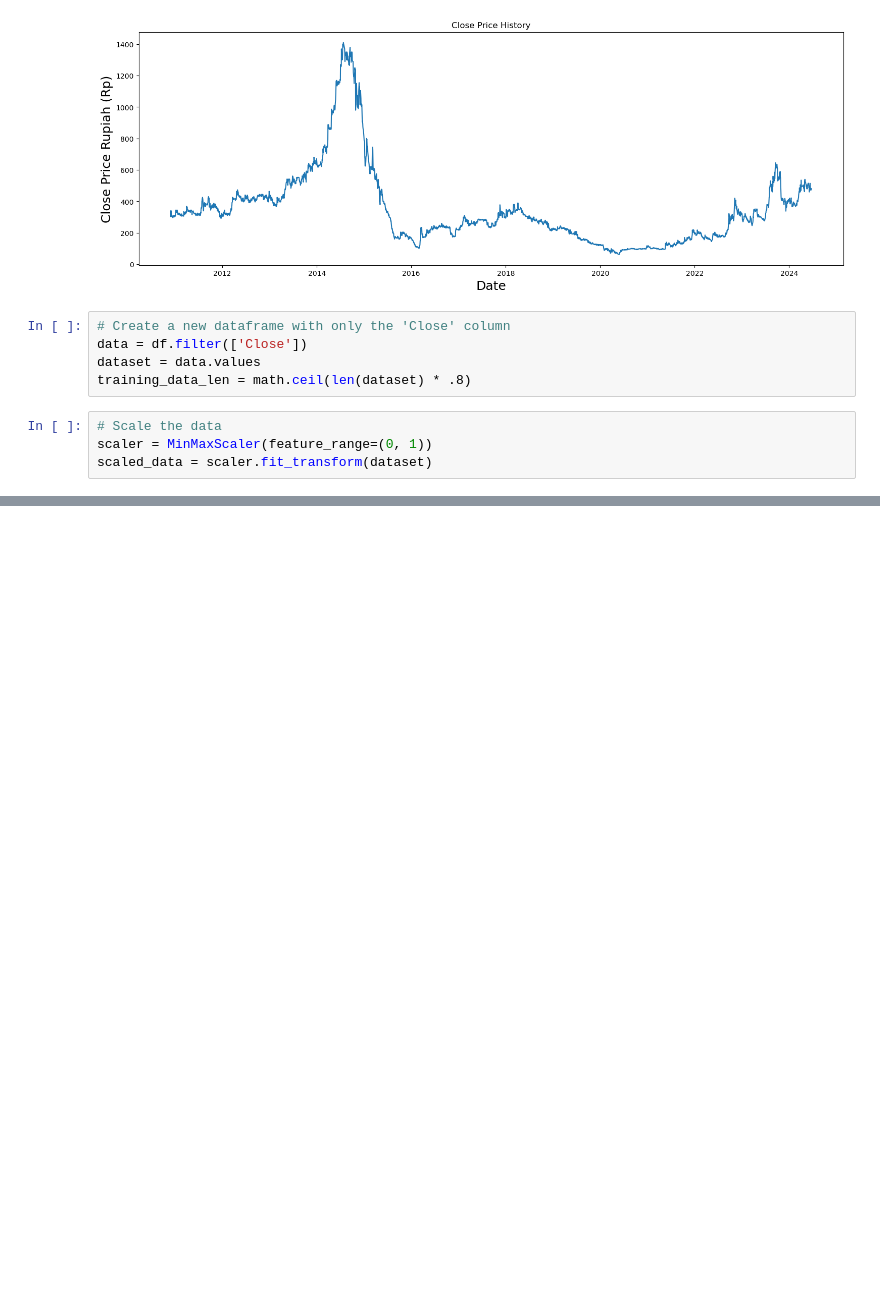
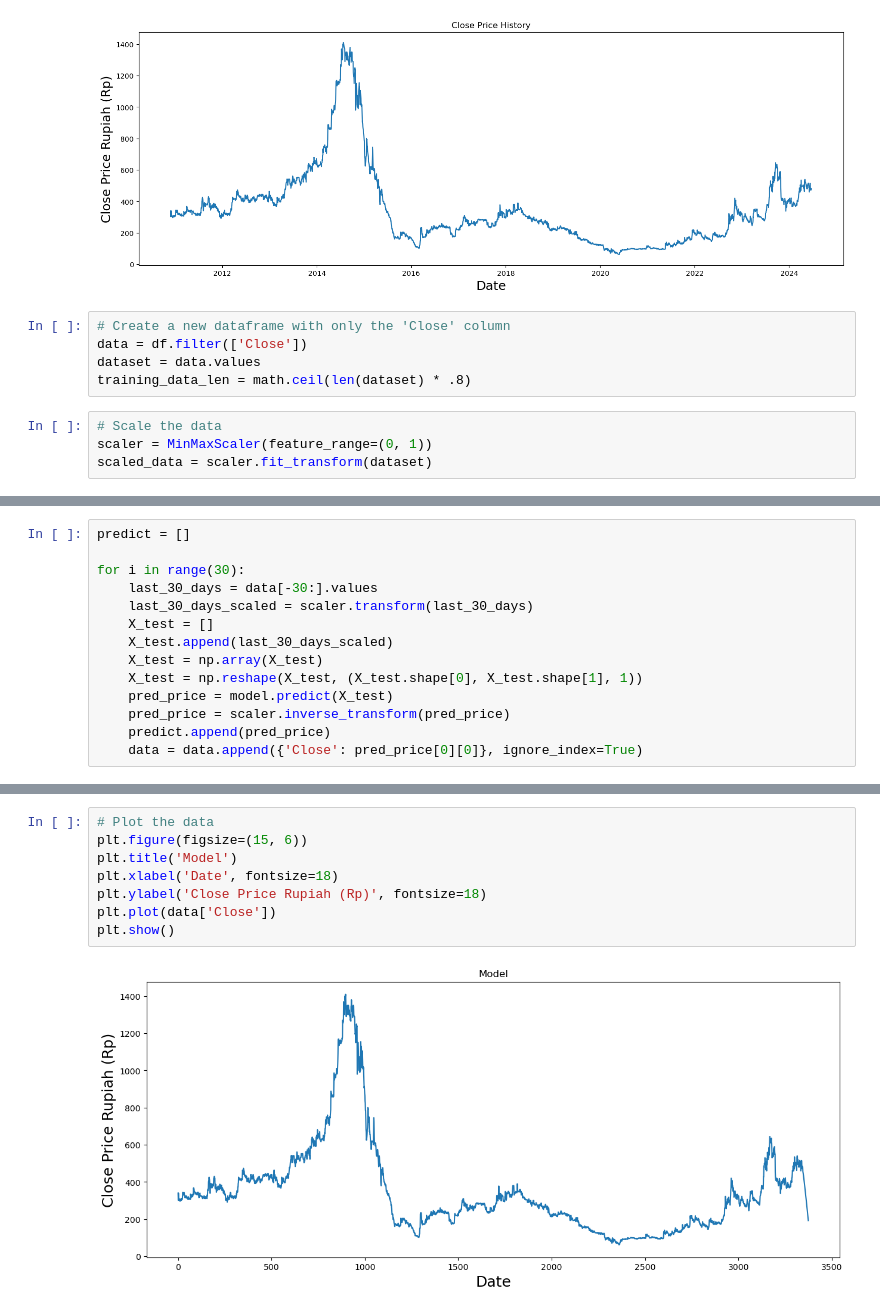
Before and after one commit to glnrmdan/Machine-Learning, a Jupyter notebook: Finance/LSTM Stock Predictons.ipynb, the cells around one changed output, grey strips where cells are left out. Saved outputs shown, nothing was run; the diff lists cells and outputs as text; blank space fills up the shorter version.

```diff
--- a/Finance/LSTM Stock Predictons.ipynb
+++ b/Finance/LSTM Stock Predictons.ipynb
@@ -154,0 +169,14 @@ transpose expects a vector of size 4. But input(1) is a vector of size 3
+# %%
+predict = []
+
+for i in range(30):
+    last_30_days = data[-30:].values
+    last_30_days_scaled = scaler.transform(last_30_days)
+    X_test = []
+    X_test.append(last_30_days_scaled)
+    X_test = np.array(X_test)
+    X_test = np.reshape(X_test, (X_test.shape[0], X_test.shape[1], 1))
+    pred_price = model.predict(X_test)
+    pred_price = scaler.inverse_transform(pred_price)
+    predict.append(pred_price)
+    data = data.append({'Close': pred_price[0][0]}, ignore_index=True)
@@ -154,0 +214,10 @@ transpose expects a vector of size 4. But input(1) is a vector of size 3
+# %%
+# Plot the data
+plt.figure(figsize=(15, 6))
+plt.title('Model')
+plt.xlabel('Date', fontsize=18)
+plt.ylabel('Close Price Rupiah (Rp)', fontsize=18)
+plt.plot(data['Close'])
+plt.show()
+# %% [output]
+[figure, added]
```
Also changed, not shown: parts of 12 cells of this notebook.
